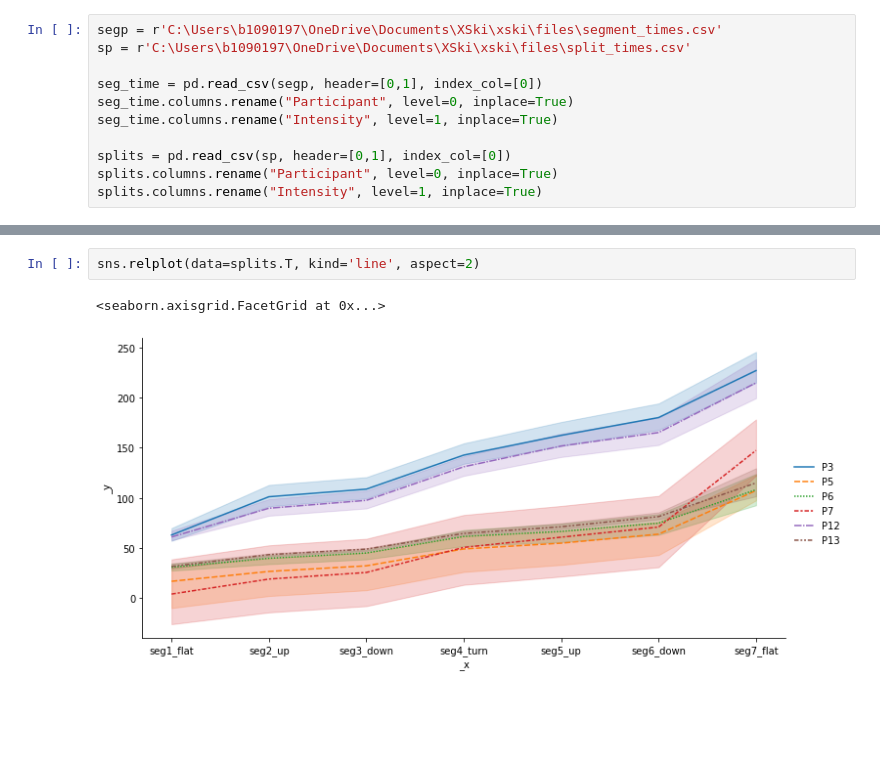
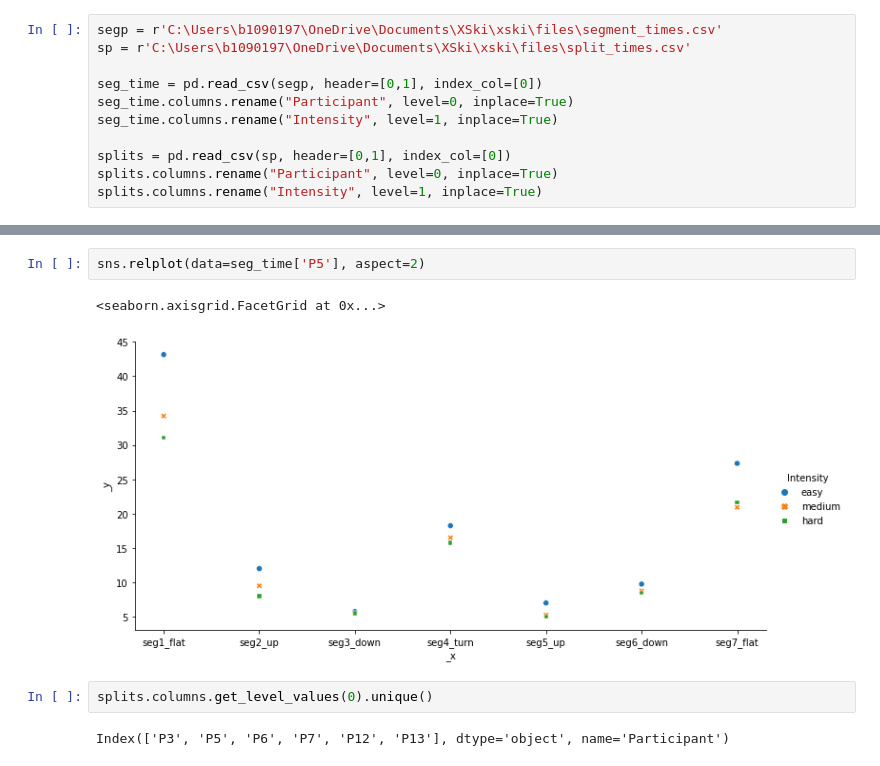
Before and after one commit to luceskywalker/xski, a Jupyter notebook: code/jupyter_lucas/splits_pacing.ipynb, the cells around one changed output, grey strips where cells are left out. Drawn from its saved outputs; the diff is of its cells as text; blank space fills up the shorter version.

```diff
--- a/code/jupyter_lucas/splits_pacing.ipynb
+++ b/code/jupyter_lucas/splits_pacing.ipynb
@@ -49,5 +52,9 @@ sns.relplot(data=seg_time.T, aspect=2)
-# %%
-sns.relplot(data=splits.T, kind='line', aspect=2)
-# %% [output]
-<seaborn.axisgrid.FacetGrid at 0x...>
-[figure, removed]
+# %%
+sns.relplot(data=seg_time['P5'], aspect=2)
+# %% [output]
+<seaborn.axisgrid.FacetGrid at 0x...>
+[figure, added]
+# %%
+splits.columns.get_level_values(0).unique()
+# %% [output]
+Index(['P3', 'P5', 'P6', 'P7', 'P12', 'P13'], dtype='object', name='Participant')
```
Also changed, not shown: parts of 16 cells of this notebook, 6 other files.
